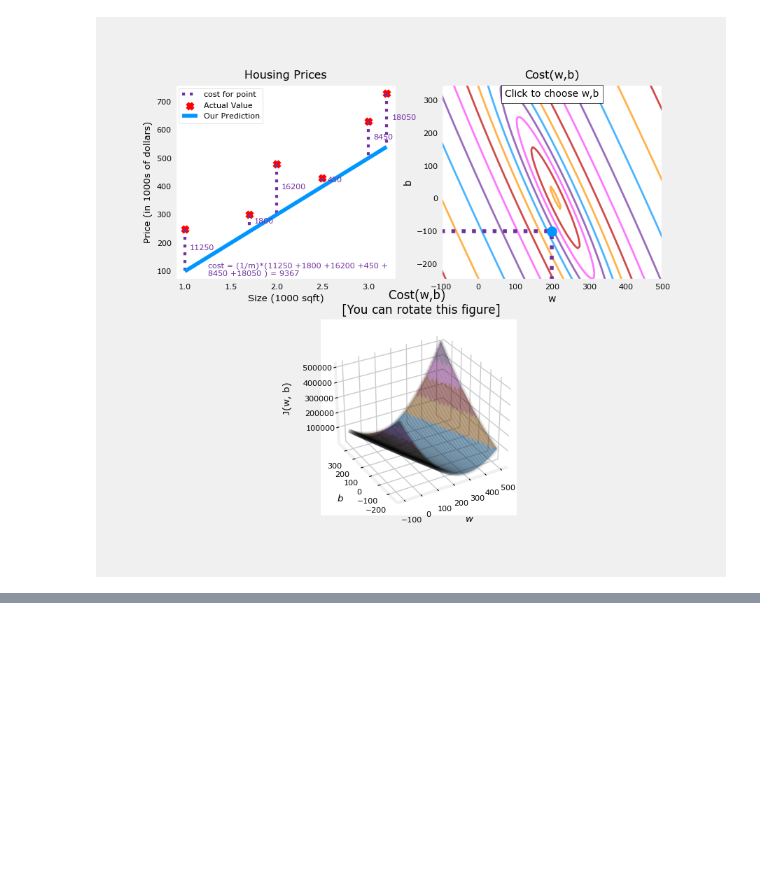
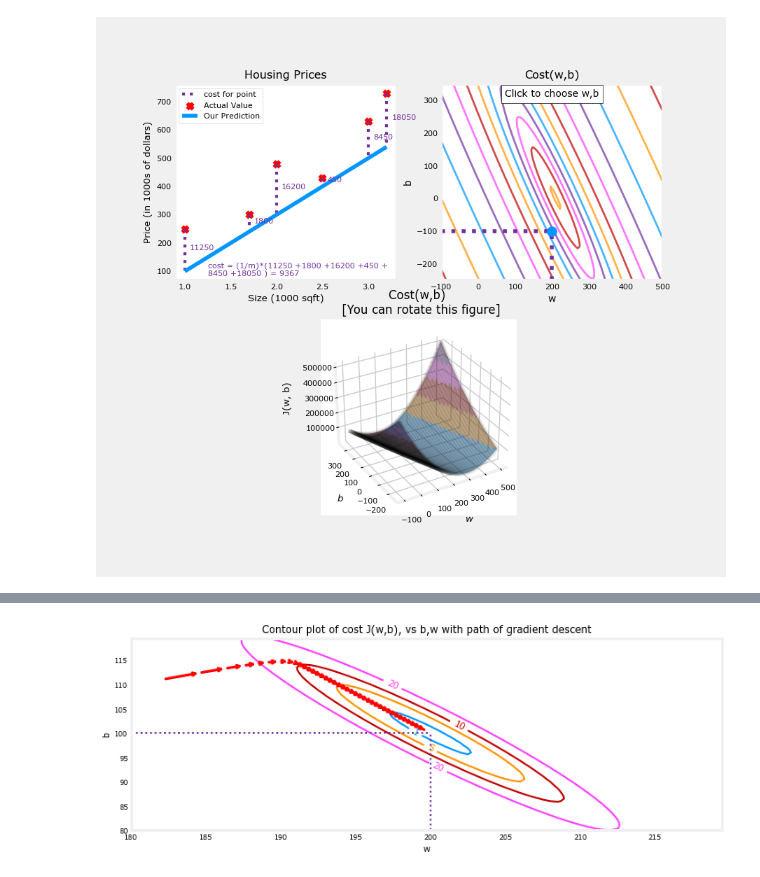
Before and after one commit to imaxfp/edu_machine_learning, a Jupyter notebook: src/supervised_ml_regression_and_classification/week1.ipynb, the cells around one changed output, grey strips where cells are left out. Drawn from its saved outputs; the diff is of its cells as text; code cells hidden in the pictures; blank space fills up the shorter version.

```diff
--- a/src/supervised_ml_regression_and_classification/week1.ipynb
+++ b/src/supervised_ml_regression_and_classification/week1.ipynb
@@ -239,0 +554,6 @@ updater = plt_update_onclick(fig, ax, x_train, y_train, dyn_items)
+# %%
+fig, ax = plt.subplots(1,1, figsize=(12, 4))
+plt_contour_wgrad(x_train, y_train, p_hist, ax, w_range=[180, 220, 0.5], b_range=[80, 120, 0.5],
+                  contours=[1,5,10,20],resolution=0.5)
+# %% [output]
+[figure, added]
```
Also changed, not shown: parts of 24 cells of this notebook, 36 other files.
